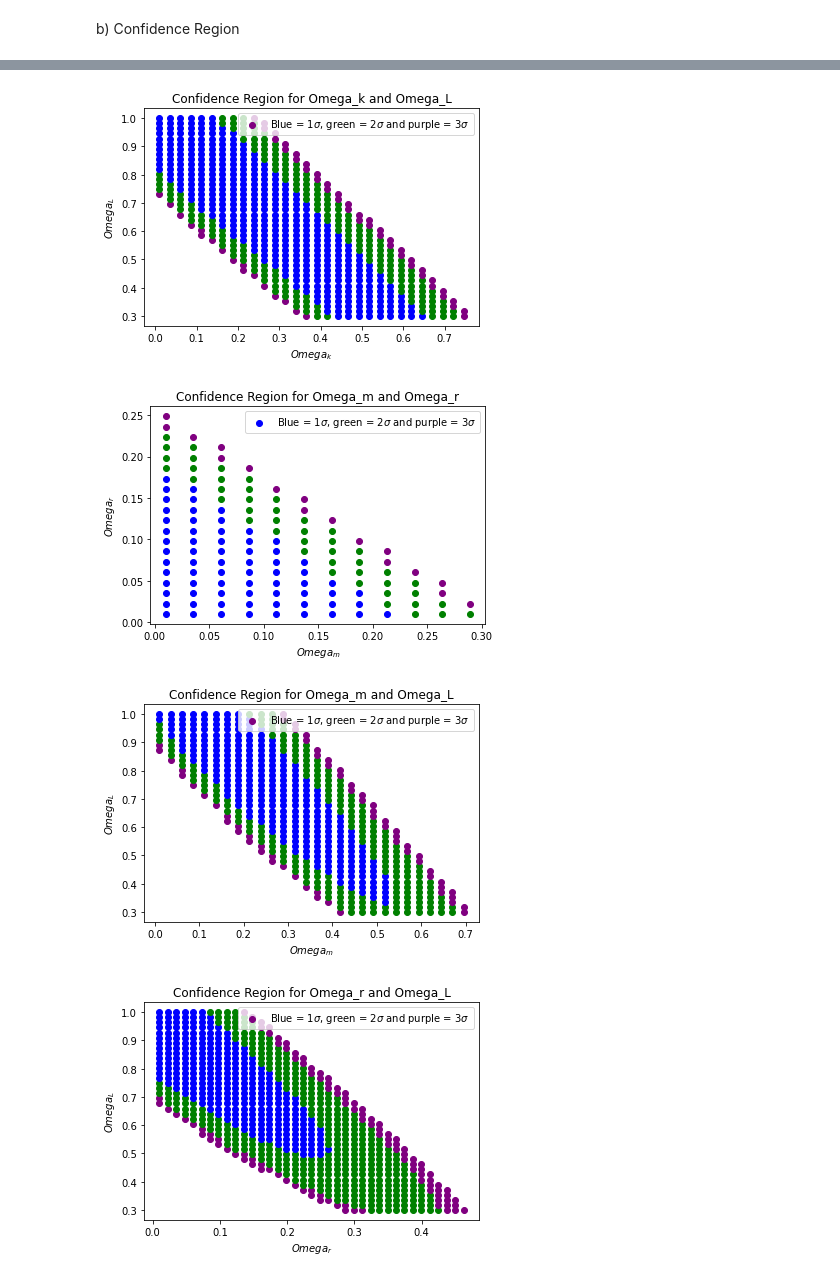
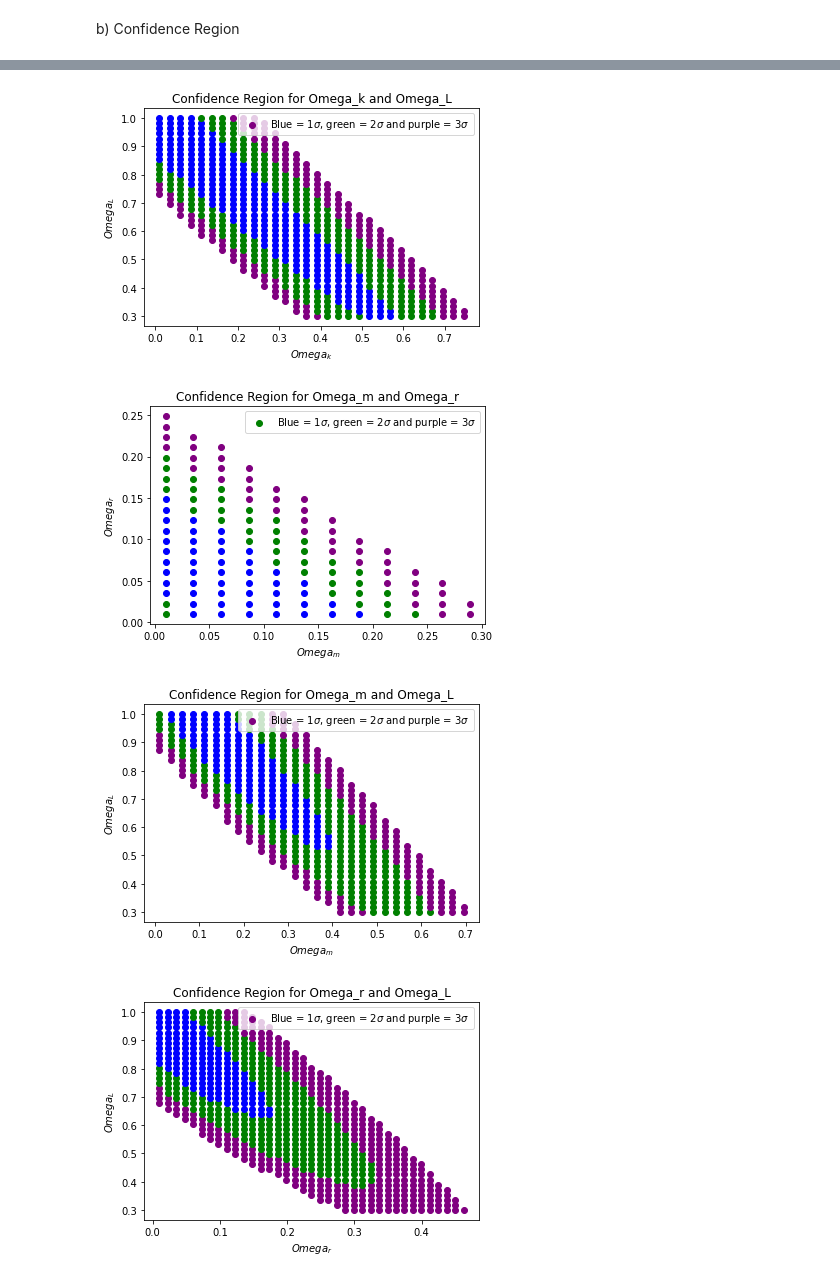
Before and after one commit to eduardojsbarroso/analise_de_dados, a Jupyter notebook: Lista_2_ab.ipynb, the cells around one changed output, grey strips where cells are left out. Saved outputs shown, nothing was run; the diff lists cells and outputs as text; code cells hidden in the pictures.

```diff
--- a/Lista_2_ab.ipynb
+++ b/Lista_2_ab.ipynb
@@ -265,38 +304,0 @@ For 1,2,3sigma and l=3, X^2_0 = [3.5268221788659933, 8.049484717482304, 14.15625
-# %%
-#To find the confidence region, we must compute the parameter values so that -2ln \lambda < x0
-ln_L = sp2.likelihood_ln(sp2.theta['x'])
-interval0 = np.linspace(40 ,100, 40)
-interval1 = np.linspace(0.01 ,1.0, 40)
-interval2 = np.linspace(0.01 ,1.0, 40)
-intervals = [interval0, interval1, interval2]
-pairs = [[0,1],[0,2],[1,2]]
-labels = [['H0', 'Omega_m'],['H0', 'Omega_L'],['Omega_m', 'Omega_L']]
-for p in range (0,3):
-    variable1_int=intervals[pairs[p][0]]
-    variable2_int=intervals[pairs[p][1]]
-    for a in variable1_int:
-        for b in variable2_int:
-            theta0 = [69.68452706,  0.26529616,  0.74561483]
-            theta0[pairs[p][0]] = a
-            theta0[pairs[p][1]] = b
-            c = ['black']
-            label = ['']
-            try:
-                lambda_f0 = sp1.likelihood_ln(theta0) / ln_L
-                if lambda_f0<3.52:
-                    c[0]='blue'
-                    label='$1\sigma$'
-                elif lambda_f0 > 3.52 and lambda_f0 <8.049484717482304:
-                    c[0]='green'
-                    label='$2\sigma$'
-                elif lambda_f0 > 8.049484717482304 and lambda_f0 <14.1562525005409:
-                    c[0]='purple'
-                    label='$3\sigma$'
-                plt.scatter(a, b, c=c)
-            except ValueError:
-                pass
-    plt.legend(['Blue = $1\sigma$, green = $2\sigma$ and purple = $3\sigma$'])
-    plt.title(f'Confidence Region for {labels[p][0]} and {labels[p][1]}')
-    plt.ylabel(f'${labels[p][1]}$')
-    plt.xlabel(f'${labels[p][0]}$')
-    plt.show()
@@ -371,13 +369,13 @@ for p in labels:
                 label = ['']
                 try:
                     lambda_f0 = sp2.likelihood_ln(theta0) / ln_L
-                    if lambda_f0<5.887700472524741:
+                    if lambda_f0<3.5268221788659933:
                         c[0]='blue'
                         label='$1\sigma$'
-                    elif lambda_f0 > 5.887700472524741 and lambda_f0 <11.342302831439115:
+                    elif lambda_f0 > 3.5268221788659933 and lambda_f0 <8.04948471748230:
                         c[0]='green'
                         label='$2\sigma$'
-                    elif lambda_f0 > 11.342302831439115 and lambda_f0 <18.205136741736066:
+                    elif lambda_f0 > 8.04948471748230 and lambda_f0 <14.1562525005409:
                         c[0]='purple'
                         label='$3\sigma$'
                     plt.scatter(a, b, c=c)
@@ -398,4 +396,4 @@ for p in labels:
-[figure, old version]
+[figure, new version]
-[figure, old version]
+[figure, new version]
-[figure, old version]
+[figure, new version]
-[figure, old version]
+[figure, new version]
```
Also changed, not shown: parts of 9 cells of this notebook, 1 other file.
